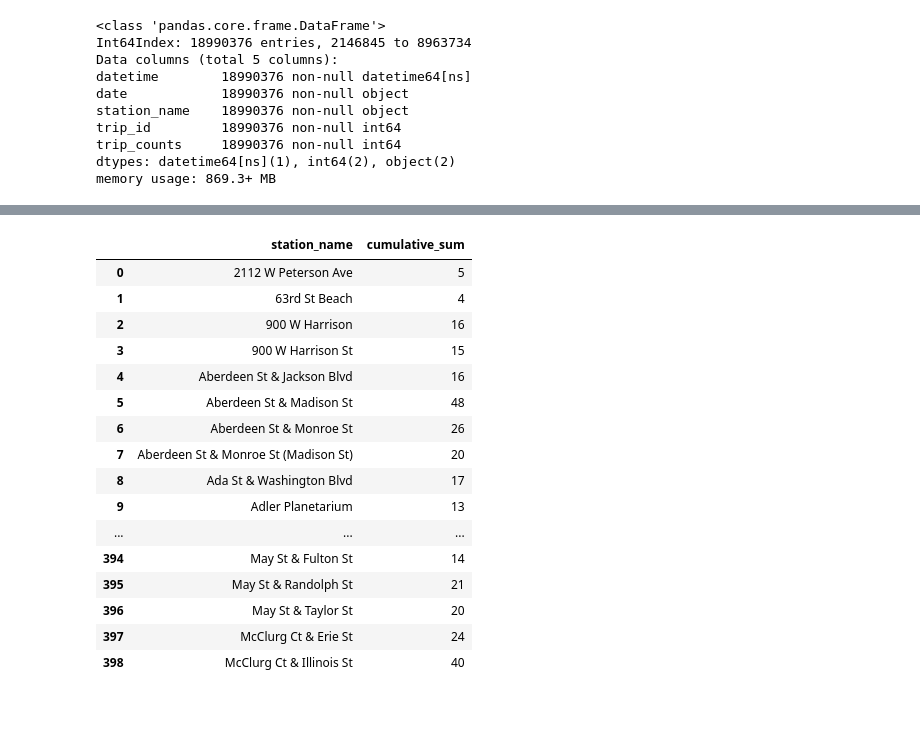
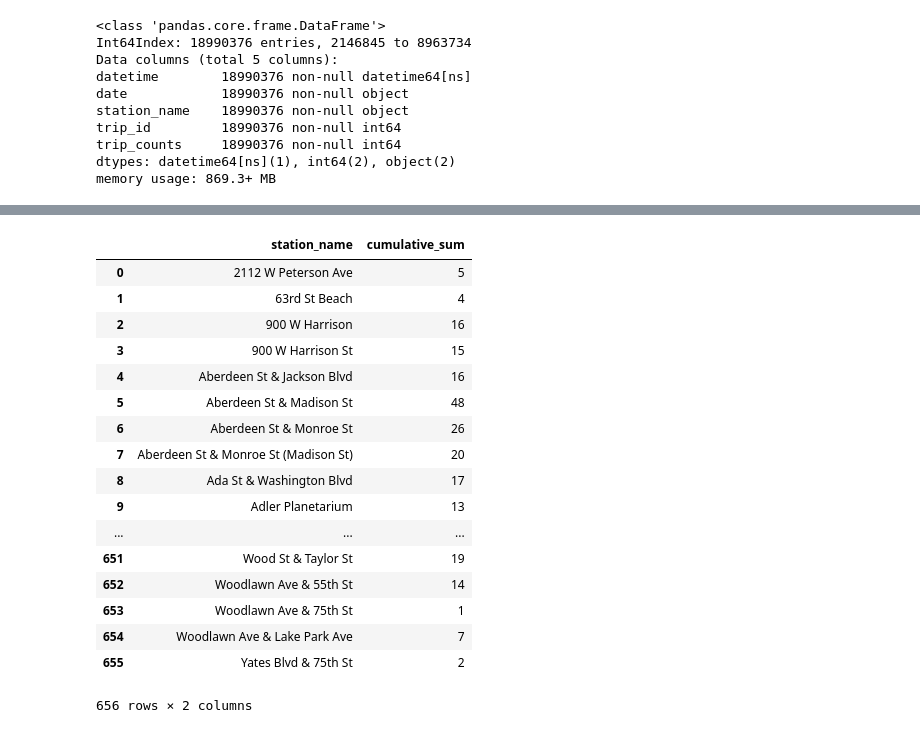
Before and after one commit to karahahn/Springboard_Capstone2, a Jupyter notebook: Capstone 2 Milestone 1.ipynb, the cells around one changed output, grey strips where cells are left out. Cells and saved outputs as stored; diff of their text form; code cells hidden in the pictures.

```diff
--- a/Capstone 2 Milestone 1.ipynb
+++ b/Capstone 2 Milestone 1.ipynb
@@ -555,23 +556,25 @@ departures_and_arrivals
 # %%
 # maximum departures-arrivals for each station
-departures_and_arrivals.groupby('station_name')['cumulative_sum'].max().reset_index()
+max_sum = departures_and_arrivals.groupby('station_name')['cumulative_sum'].max().reset_index()
+max_sum
 # %% [output]
 |  | station_name | cumulative_sum |
 | 0 | 2112 W Peterson Ave | 5 |
 | 1 | 63rd St Beach | 4 |
 | 2 | 900 W Harrison | 16 |
 | 3 | 900 W Harrison St | 15 |
 | 4 | Aberdeen St & Jackson Blvd | 16 |
 | 5 | Aberdeen St & Madison St | 48 |
 | 6 | Aberdeen St & Monroe St | 26 |
 | 7 | Aberdeen St & Monroe St (Madison St) | 20 |
 | 8 | Ada St & Washington Blvd | 17 |
 | 9 | Adler Planetarium | 13 |
 | ... | ... | ... |
-| 394 | May St & Fulton St | 14 |
-| 395 | May St & Randolph St | 21 |
-| 396 | May St & Taylor St | 20 |
-| 397 | McClurg Ct & Erie St | 24 |
-| 398 | McClurg Ct & Illinois St | 40 |
+| 651 | Wood St & Taylor St | 19 |
+| 652 | Woodlawn Ave & 55th St | 14 |
+| 653 | Woodlawn Ave & 75th St | 1 |
+| 654 | Woodlawn Ave & Lake Park Ave | 7 |
+| 655 | Yates Blvd & 75th St | 2 |
+656 rows × 2 columns
 # %%
 # maximum capacity at each station
```
Also changed, not shown: parts of 9 cells of this notebook.
